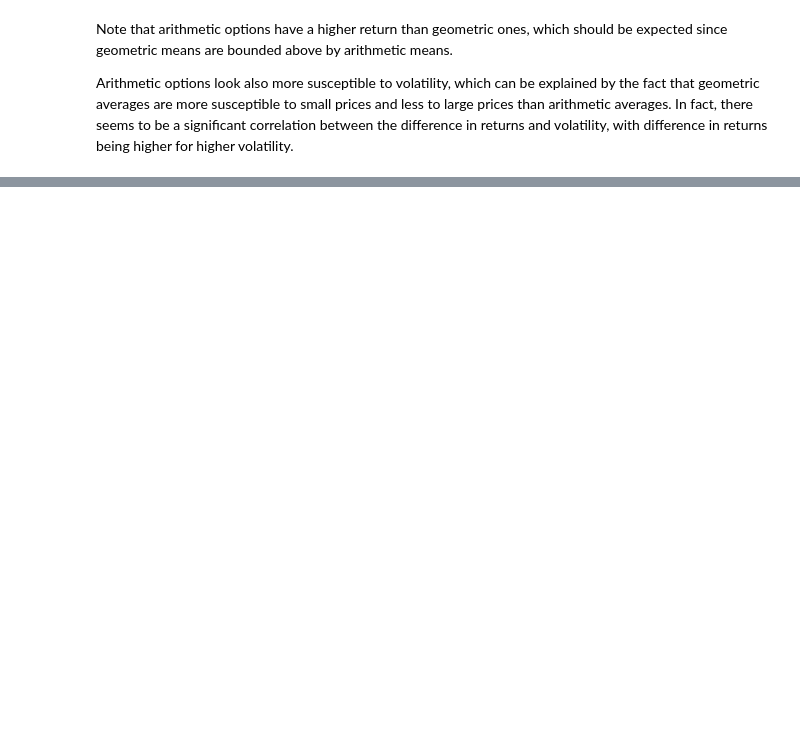
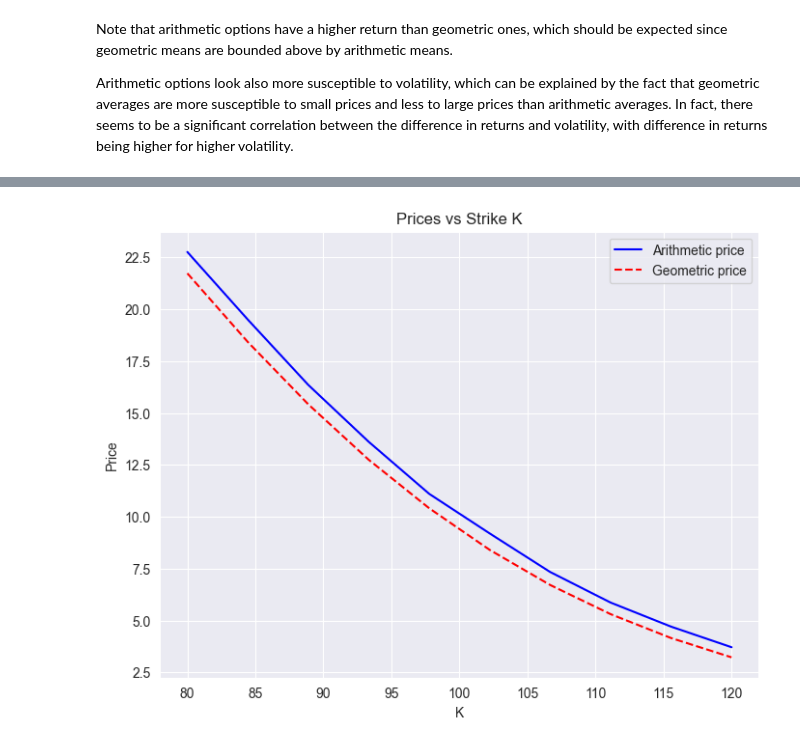
Before and after one commit to albesianor/Asian-options-hedging, a Jupyter notebook: 03_asian_options.ipynb, the cells around one changed output, grey strips where cells are left out. Saved outputs shown, nothing was run; the diff lists cells and outputs as text; code cells hidden in the pictures; blank space fills up the shorter version.

```diff
--- a/03_asian_options.ipynb
+++ b/03_asian_options.ipynb
@@ -807,0 +359,99 @@ In this case, the strategy has more sensibility to the drift term, which should
+# %%
+S0_default = 100
+K_default = 100
+sigma_default = 0.4
+t = 1.0
+r = 0.05
+n_sims = 100_000
+n_steps = 252
+mu = 0
+
+# --- Parameter ranges ---
+K_values = np.linspace(80, 120, 10)
+S0_values = np.linspace(80, 120, 10)
+sigma_values = np.linspace(0.1, 0.6, 10)
+
+# --- Compute prices for each variable ---
+aao_K = [
+    monte_carlo_asian(
+        S0_default,
+        K,
+        sigma_default,
+        t,
+        r,
+        mu,
+        n_sims,
+        n_steps,
+        return_distribution=False,
+    )
+    for K in K_values
+]
+gao_K = [gao_price(S0_default, K, sigma_default, t, r) for K in K_values]
+
+aao_S0 = [
+    monte_carlo_asian(
+        S0,
+        K_default,
+        sigma_default,
+        t,
+        r,
+        mu,
+        n_sims,
+        n_steps,
+        return_distribution=False,
+    )
+    for S0 in S0_values
+]
+gao_S0 = [gao_price(S0, K_default, sigma_default, t, r) for S0 in S0_values]
+
+aao_sigma = [
+    monte_carlo_asian(
+        S0_default,
+        K_default,
+        sigma,
+        t,
+        r,
+        mu,
+        n_sims,
+        n_steps,
+        return_distribution=False,
+    )
+    for sigma in sigma_values
+]
+gao_sigma = [gao_price(S0_default, K_default, sigma, t, r) for sigma in sigma_values]
+
+
+# --- Plot vs K ---
+plt.figure(figsize=(8, 6))
+plt.plot(K_values, aao_K, label="Arithmetic price", color="blue")
+plt.plot(K_values, gao_K, label="Geometric price", color="red", linestyle="--")
+plt.title("Prices vs Strike K")
+plt.xlabel("K")
+plt.ylabel("Price")
+plt.legend()
+plt.grid(True)
+plt.show()
+
+# --- Plot vs S0 ---
+plt.figure(figsize=(8, 6))
+plt.plot(S0_values, aao_S0, label="Arithmetic price", color="blue")
+plt.plot(S0_values, gao_S0, label="Geometric price", color="red", linestyle="--")
+plt.title("Prices vs Spot $S_0$")
+plt.xlabel("S₀")
+plt.ylabel("Price")
+plt.legend()
+plt.grid(True)
+plt.show()
+
+# --- Plot vs sigma ---
+plt.figure(figsize=(8, 6))
+plt.plot(sigma_values, aao_sigma, label="Arithmetic price", color="blue")
+plt.plot(sigma_values, gao_sigma, label="Geometric price", color="red", linestyle="--")
+plt.title("Prices vs Volatility σ")
+plt.xlabel("σ")
+plt.ylabel("Price")
+plt.legend()
+plt.grid(True)
+plt.show()
+# %% [output]
+[figure, added]
```
Also changed, not shown: parts of 16 cells of this notebook, 2 other files.
